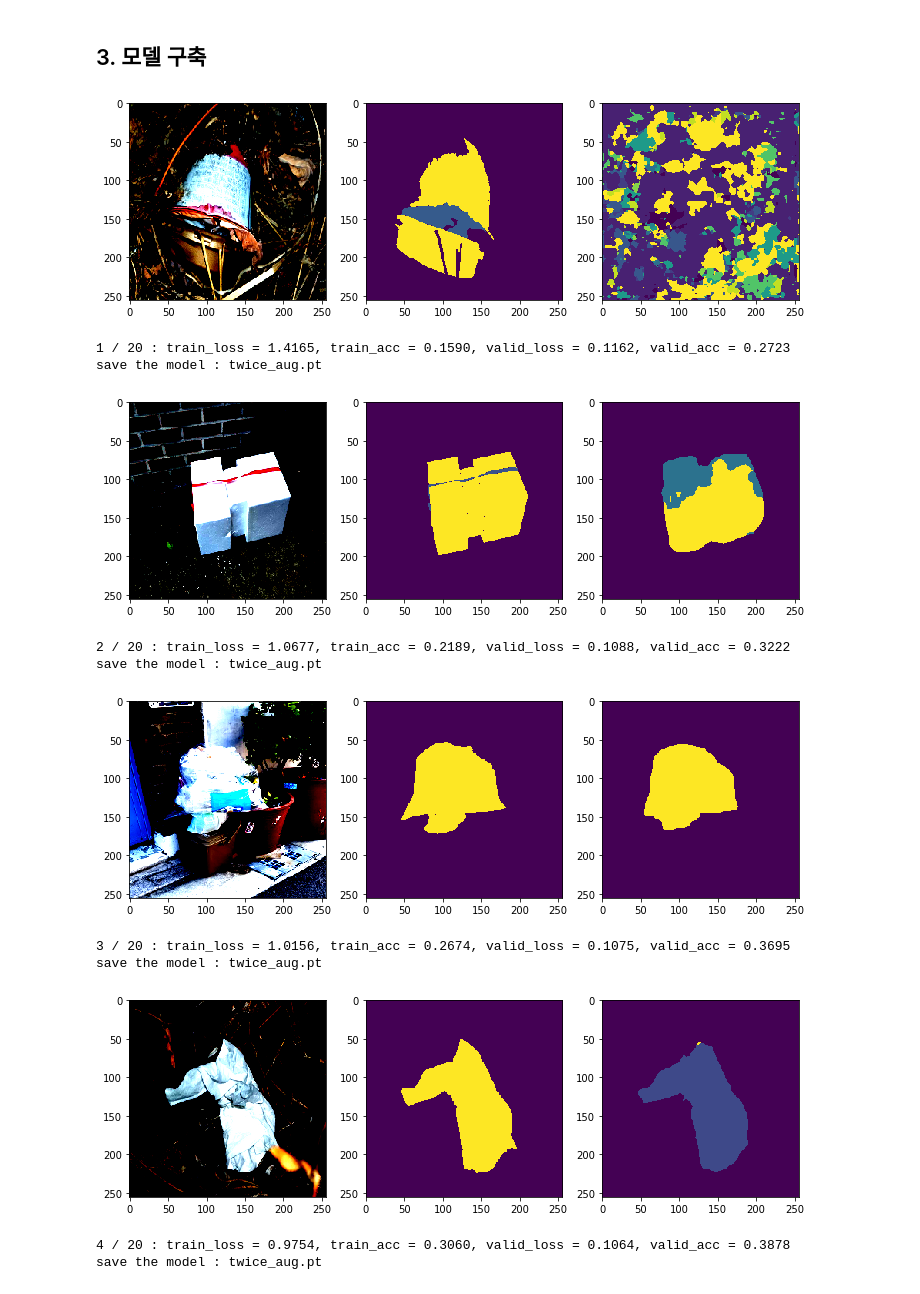
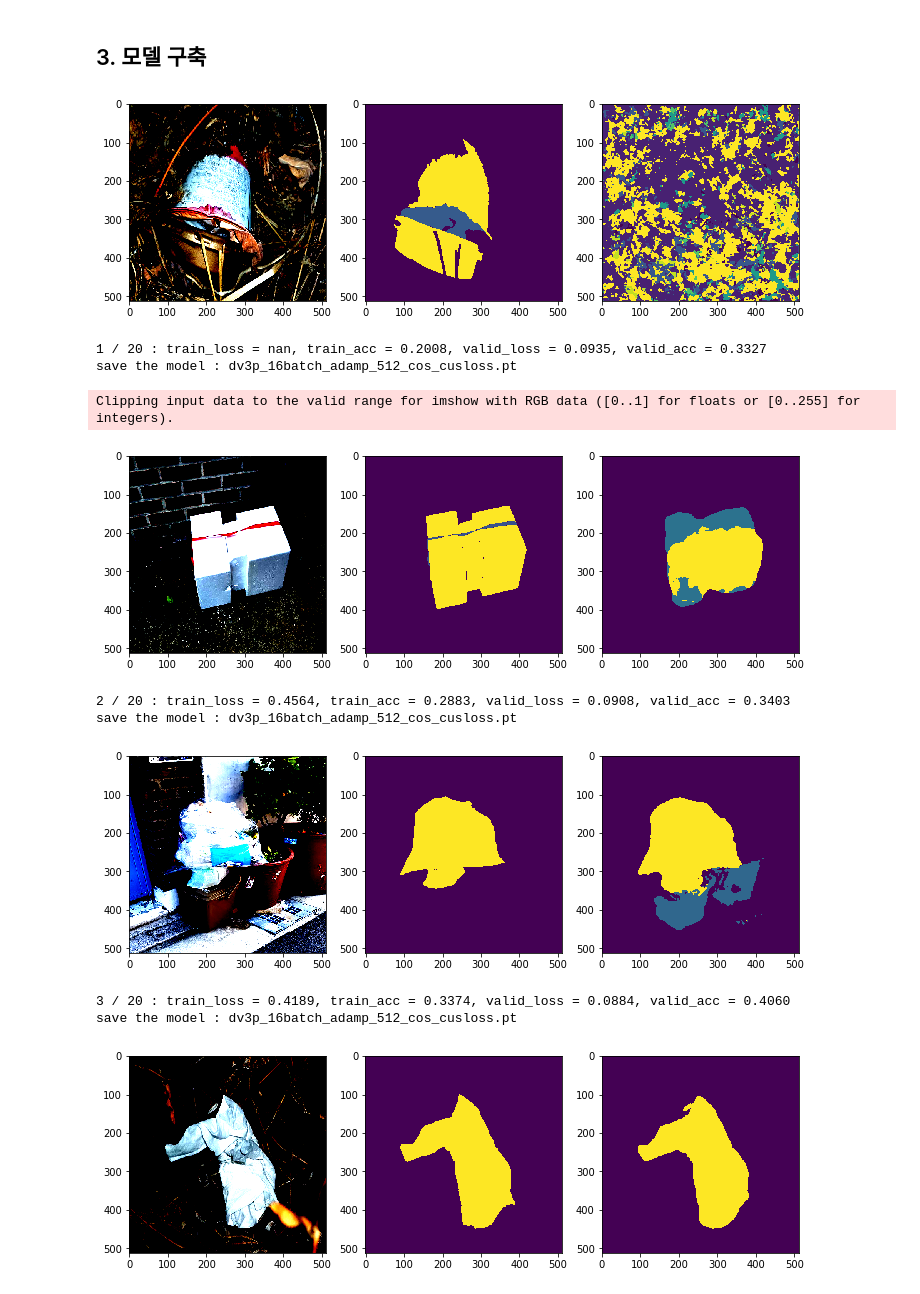
Before and after one commit to bcaitech1/p3-ims-obd-line2headingseongsu, a Jupyter notebook: MWLee/Code.ipynb, the cells around one changed output. Drawn from its saved outputs; the diff is of its cells as text; code cells hidden in the pictures.

```diff
--- a/MWLee/Code.ipynb
+++ b/MWLee/Code.ipynb
@@ -385,19 +416,24 @@ def CustomLoss(predict, y, device, weight1 = 0.5, weight2 = 0.5) :
 
     return loss1 * weight1 + loss2 * weight2
 # %%
+from adamp import AdamP
+
 device = torch.device('cuda' if torch.cuda.is_available else 'cpu')
 
 model = smp.DeepLabV3Plus(
-                        encoder_name='resnext101_32x4d',
-                        encoder_weights = 'ssl',
+                        encoder_name='resnext101_32x4d',#'efficientnet-b4',resnext101_32x4d
+                        encoder_weights = 'ssl',#'imagenet', ssl
                         classes = class_nums).to(device)
 #criterion = LabelSmoothingLoss().to(device)
 #criterion = nn.CrossEntropyLoss().to(device)
 
-optimizer = Adam(model.parameters(), lr = 0.0001, weight_decay=1e-6)
-scheduler = lr_scheduler.StepLR(optimizer, step_size = 7, gamma = 0.1)
+#optimizer = Adam(model.parameters(), lr = 0.0001, weight_decay = 1e-6)
+optimizer = AdamP(model.parameters(), lr = 0.0001, weight_decay = 1e-6)
+#scheduler = lr_scheduler.ReduceLROnPlateau(optimizer, mode = 'max', patience = 2)
+scheduler = lr_scheduler.CosineAnnealingLR(optimizer, T_max=5, eta_min = 0.00001)
+#scheduler = lr_scheduler.StepLR(optimizer, step_size = 7, gamma = 0.1)
 # %%
-n_epoch = 20 #parameter
+n_epoch = 20
 best_val_acc = -1
 best_train_acc = -1
 
@@ -470,52 +506,57 @@ for epoch in range(n_epoch) :
             x = torch.stack(x)
             y = torch.stack(y).long()
             x, y = x.to(device), y.to(device)
+
             if x.shape[0] == 1 :
                 x_clone = x.clone()
                 x = (x, x_clone)
                 x = torch.stack(x)
                 y_clone = y.clone()
                 y = (y, y_clone)
                 y = torch.stack(y)
-                x = x.reshape(2, 3, 256, 256)
-                y = y.reshape(2, 256, 256)
+                x = x.reshape(2, 3, 512, 512)
+                y = y.reshape(2, 512, 512)
 
             predict = model(x)#["out"]
 
             loss = CustomLoss(predict, y, device, 0.9, 0.1)
             valid_loss += loss.item()
 
             predict = torch.argmax(predict, dim = 1).detach().cpu().numpy()
             #print(predict.shape)
             hist = add_hist(hist, y.detach().cpu().numpy(), predict, n_class = class_nums)
 
     _, _, valid_miou, _ = label_accuracy_score(hist)
     valid_loss = valid_loss / len(train_loader)
 
     print('{0} / {1} : train_loss = {2:.4f}, train_acc = {3:.4f}, valid_loss = {4:.4f}, valid_acc = {5:.4f}'.format(epoch+1, n_epoch, train_loss, train_miou, valid_loss, valid_miou))
     if train_miou > best_train_acc and valid_miou > best_val_acc :
         best_train_acc = train_miou
         best_val_acc = valid_miou
-        model_name = 'twice_aug.pt'
+        model_name = 'dv3p_16batch_adamp_512_cos_cusloss.pt'
         print('save the model :', model_name)
         torch.save(model.state_dict(), model_name)
+    else :
+        if epoch == n_epoch - 1 :
+            model_name = 'dv3p_16batch_adamp_512_cos_cusloss_full.pt'
+            print('save the model :', model_name)
+            torch.save(model.state_dict(), model_name)
 
     if train_loss < 0.05 :
         #과적합 방지
         print('early stop')
         break
 
-    scheduler.step()
+    scheduler.step(valid_miou)
 # %% [output]
-[figure, old version]
+[figure, new version]
-1 / 20 : train_loss = 1.4165, train_acc = 0.1590, valid_loss = 0.1162, valid_acc = 0.2723
-save the model : twice_aug.pt
+1 / 20 : train_loss = nan, train_acc = 0.2008, valid_loss = 0.0935, valid_acc = 0.3327
+save the model : dv3p_16batch_adamp_512_cos_cusloss.pt
+Clipping input data to the valid range for imshow with RGB data ([0..1] for floats or [0..255] for integers).
-[figure, old version]
+[figure, new version]
-2 / 20 : train_loss = 1.0677, train_acc = 0.2189, valid_loss = 0.1088, valid_acc = 0.3222
-save the model : twice_aug.pt
+2 / 20 : train_loss = 0.4564, train_acc = 0.2883, valid_loss = 0.0908, valid_acc = 0.3403
+save the model : dv3p_16batch_adamp_512_cos_cusloss.pt
-[figure, old version]
+[figure, new version]
-3 / 20 : train_loss = 1.0156, train_acc = 0.2674, valid_loss = 0.1075, valid_acc = 0.3695
-save the model : twice_aug.pt
+3 / 20 : train_loss = 0.4189, train_acc = 0.3374, valid_loss = 0.0884, valid_acc = 0.4060
+save the model : dv3p_16batch_adamp_512_cos_cusloss.pt
-[figure, old version]
+[figure, new version]
-4 / 20 : train_loss = 0.9754, train_acc = 0.3060, valid_loss = 0.1064, valid_acc = 0.3878
-save the model : twice_aug.pt
```
Also changed, not shown: parts of 8 cells of this notebook, 3 other files.
